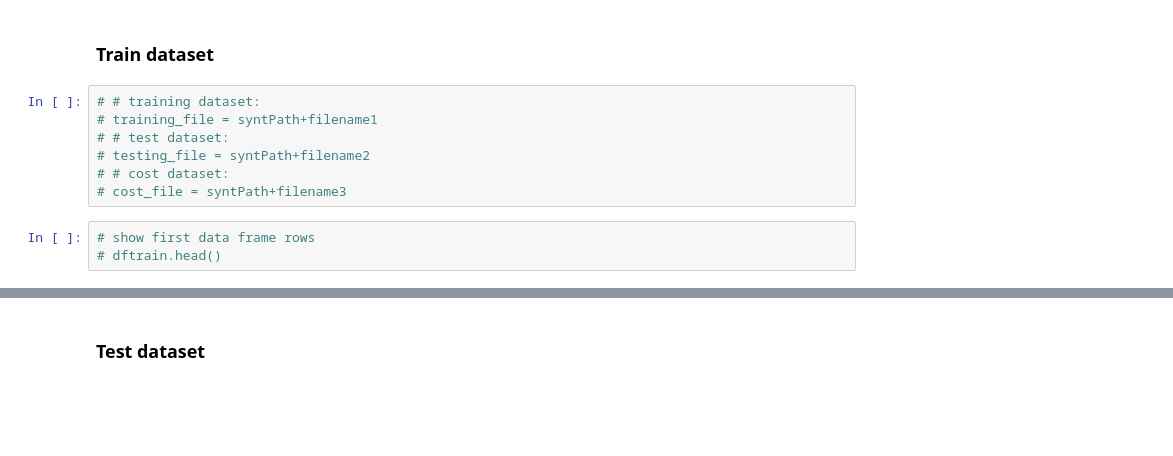
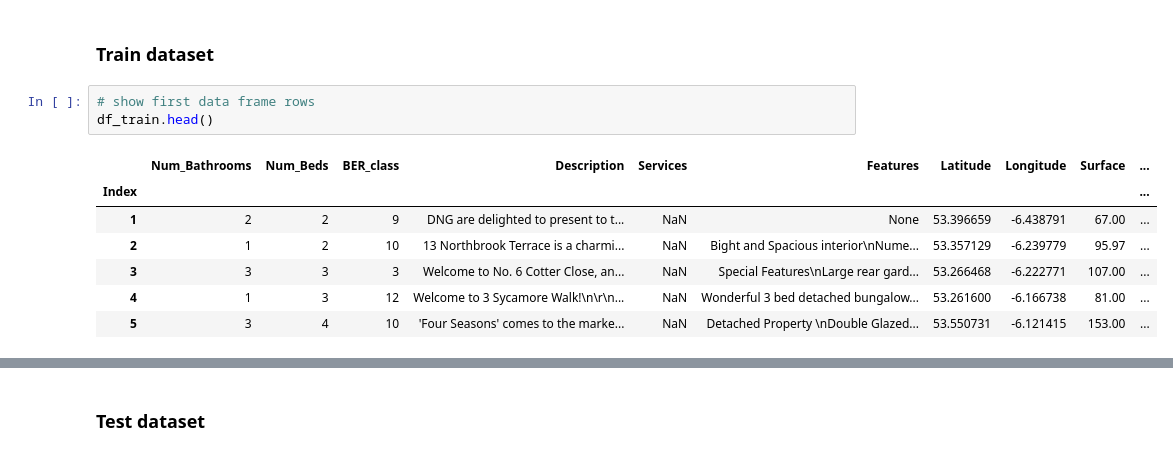
Before and after one commit to barrytl/ET5003_SEM1_2021-2, a Jupyter notebook: Week-5/ET5003_KaggleCompetition.ipynb, the cells around one changed output, grey strips where cells are left out. Cells and saved outputs as stored; diff of their text form; blank space fills up the shorter version.

```diff
--- a/Week-5/ET5003_KaggleCompetition.ipynb
+++ b/Week-5/ET5003_KaggleCompetition.ipynb
@@ -350,15 +362,16 @@ df_test.head()
 # X_train,X_test,y_train,y_test = train_test_split(df_train.drop('Price',axis=1), df_train['Price'], test_size=0.3)
 # %% [markdown]
 ### Train dataset
-# %%
-# # training dataset:
-# training_file = syntPath+filename1
-# # test dataset:
-# testing_file = syntPath+filename2
-# # cost dataset:
-# cost_file = syntPath+filename3
 # %%
 # show first data frame rows
-# dftrain.head()
+df_train.head()
+# %% [output]
+|  | Num_Bathrooms | Num_Beds | BER_class | Description | Services | Features | Latitude | Longitude | Surface | ... |
+| Index |  |  |  |  |  |  |  |  |  | ... |
+| 1 | 2 | 2 | 9 | DNG are delighted to present to t... | NaN | None | 53.396659 | -6.438791 | 67.00 | ... |
+| 2 | 1 | 2 | 10 | 13 Northbrook Terrace is a charmi... | NaN | Bight and Spacious interior\nNume... | 53.357129 | -6.239779 | 95.97 | ... |
+| 3 | 3 | 3 | 3 | Welcome to No. 6 Cotter Close, an... | NaN | Special Features\nLarge rear gard... | 53.266468 | -6.222771 | 107.00 | ... |
+| 4 | 1 | 3 | 12 | Welcome to 3 Sycamore Walk!\n\r\n... | NaN | Wonderful 3 bed detached bungalow... | 53.261600 | -6.166738 | 81.00 | ... |
+| 5 | 3 | 4 | 10 | 'Four Seasons' comes to the marke... | NaN | Detached Property \nDouble Glazed... | 53.550731 | -6.121415 | 153.00 | ... |
 # %%
 # Generate descriptive statistics
```
Also changed, not shown: parts of 43 cells of this notebook.
